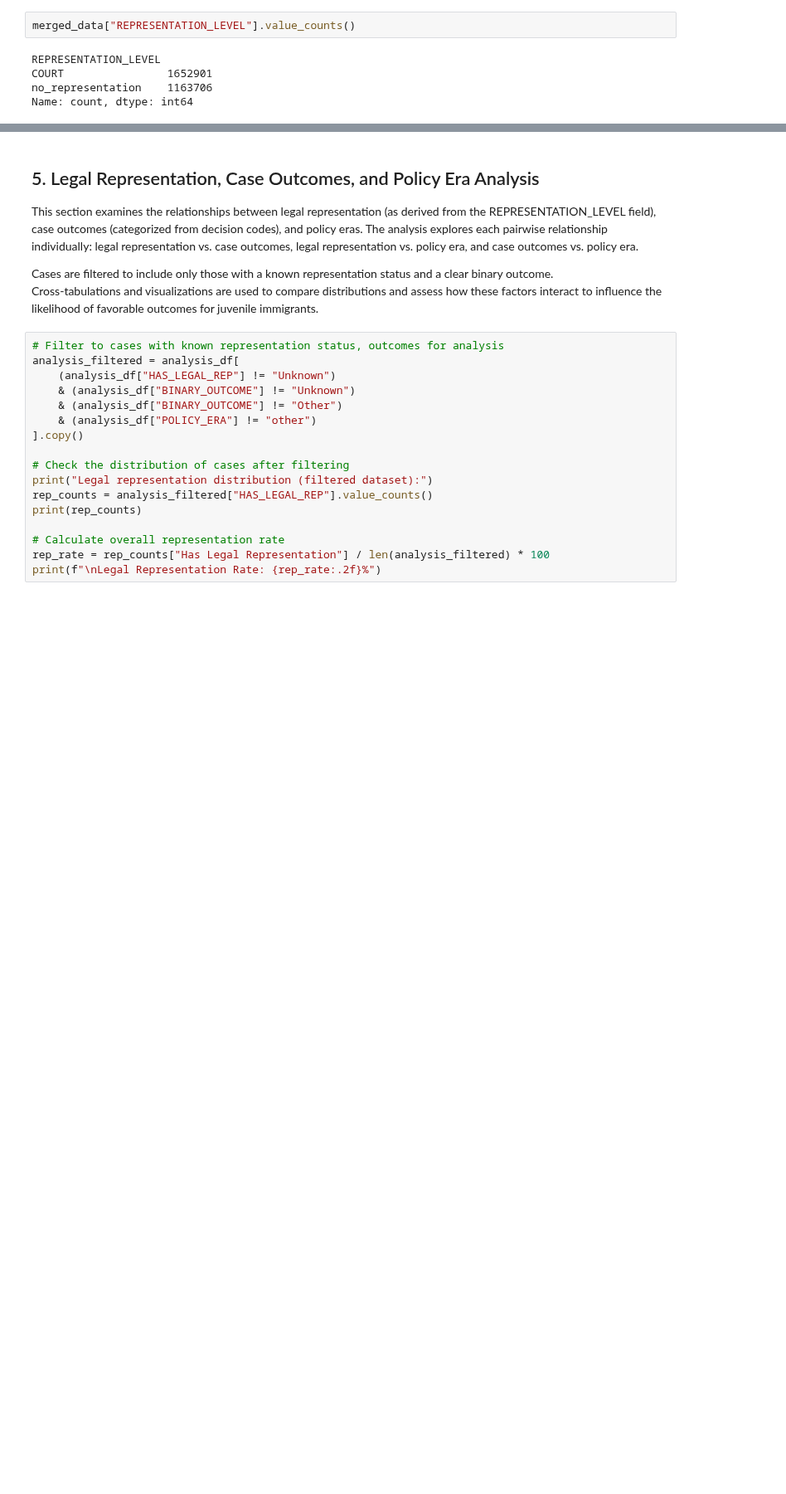
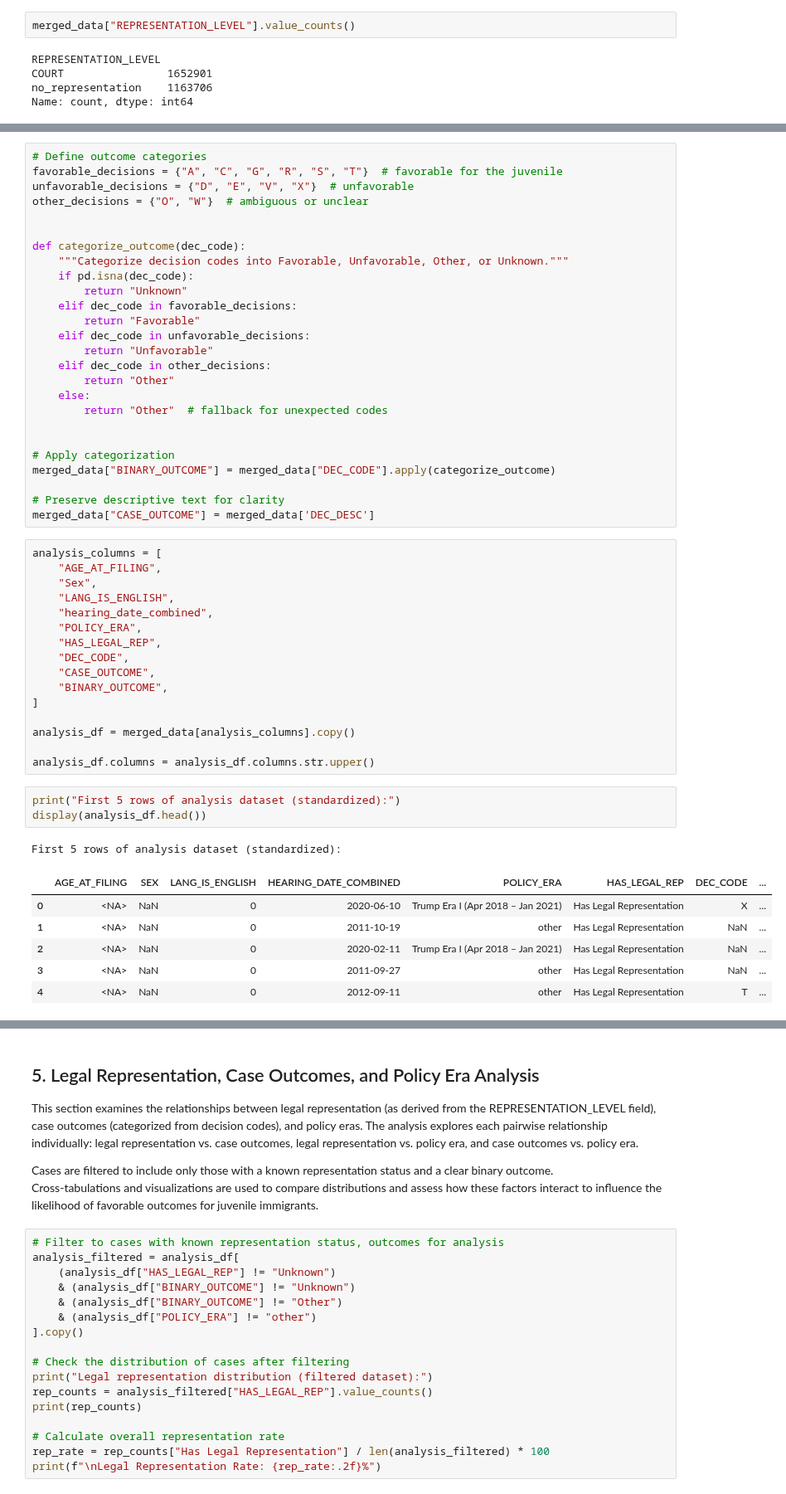
Before and after one commit to MIT-Emerging-Talent/ET6-CDSP-group-19-repo, a Jupyter notebook: 4_data_analysis/4_data_analysis.ipynb, the cells around one changed output, grey strips where cells are left out. Shown at 83% size. Drawn from its saved outputs; the diff is of its cells as text; blank space fills up the shorter version.

Commit message:
refactor: clean up data enhancement section

```diff
--- a/4_data_analysis/4_data_analysis.ipynb
+++ b/4_data_analysis/4_data_analysis.ipynb
@@ -798,0 +728,53 @@ This binary classification simplifies statistical analysis while preserving the
+# %%
+# Define outcome categories
+favorable_decisions = {"A", "C", "G", "R", "S", "T"}  # favorable for the juvenile
+unfavorable_decisions = {"D", "E", "V", "X"}  # unfavorable
+other_decisions = {"O", "W"}  # ambiguous or unclear
+
+
+def categorize_outcome(dec_code):
+    """Categorize decision codes into Favorable, Unfavorable, Other, or Unknown."""
+    if pd.isna(dec_code):
+        return "Unknown"
+    elif dec_code in favorable_decisions:
+        return "Favorable"
+    elif dec_code in unfavorable_decisions:
+        return "Unfavorable"
+    elif dec_code in other_decisions:
+        return "Other"
+    else:
+        return "Other"  # fallback for unexpected codes
+
+
+# Apply categorization
+merged_data["BINARY_OUTCOME"] = merged_data["DEC_CODE"].apply(categorize_outcome)
+
+# Preserve descriptive text for clarity
+merged_data["CASE_OUTCOME"] = merged_data['DEC_DESC']
+# %%
+analysis_columns = [
+    "AGE_AT_FILING",
+    "Sex",
+    "LANG_IS_ENGLISH",
+    "hearing_date_combined",
+    "POLICY_ERA",
+    "HAS_LEGAL_REP",
+    "DEC_CODE",
+    "CASE_OUTCOME",
+    "BINARY_OUTCOME",
+]
+
+analysis_df = merged_data[analysis_columns].copy()
+
+analysis_df.columns = analysis_df.columns.str.upper()
+# %%
+print("First 5 rows of analysis dataset (standardized):")
+display(analysis_df.head())
+# %% [output]
+First 5 rows of analysis dataset (standardized):
+|  | AGE_AT_FILING | SEX | LANG_IS_ENGLISH | HEARING_DATE_COMBINED | POLICY_ERA | HAS_LEGAL_REP | DEC_CODE | ... |
+| 0 | <NA> | NaN | 0 | 2020-06-10 | Trump Era I (Apr 2018 – Jan 2021) | Has Legal Representation | X | ... |
+| 1 | <NA> | NaN | 0 | 2011-10-19 | other | Has Legal Representation | NaN | ... |
+| 2 | <NA> | NaN | 0 | 2020-02-11 | Trump Era I (Apr 2018 – Jan 2021) | Has Legal Representation | NaN | ... |
+| 3 | <NA> | NaN | 0 | 2011-09-27 | other | Has Legal Representation | NaN | ... |
+| 4 | <NA> | NaN | 0 | 2012-09-11 | other | Has Legal Representation | T | ... |
```
Also changed, not shown: parts of 14 cells of this notebook.
